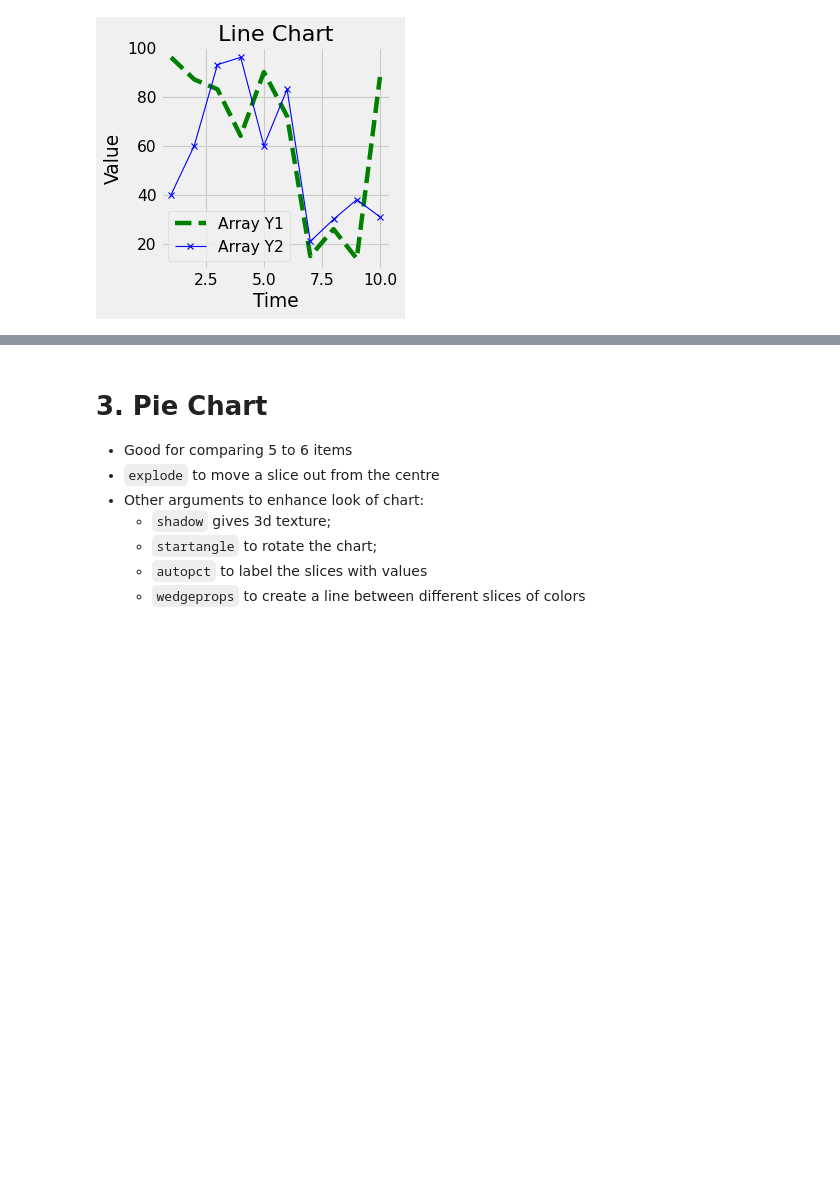
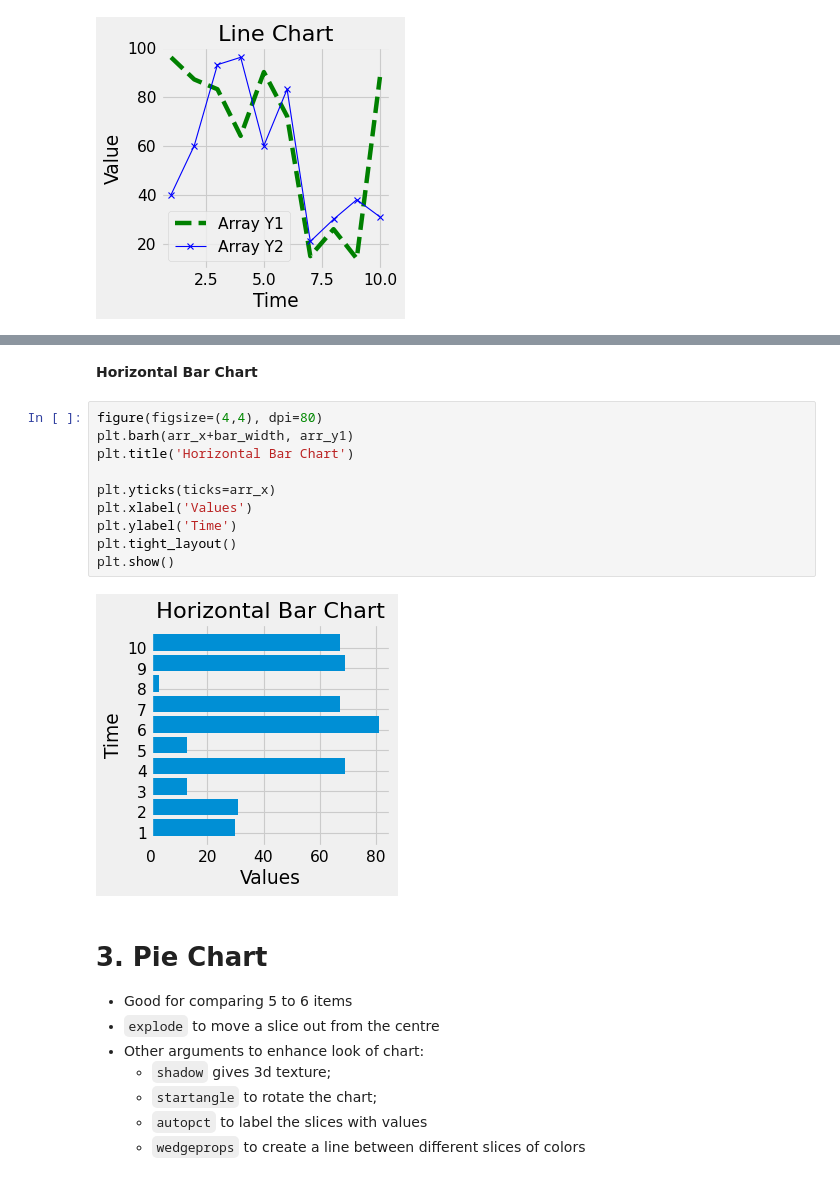
Before and after one commit to ROHIT318/python-practice, a Jupyter notebook: learn_matplotlib.ipynb, the cells around one changed output, grey strips where cells are left out. Cells and saved outputs as stored; diff of their text form; blank space fills up the shorter version.

```diff
--- a/learn_matplotlib.ipynb
+++ b/learn_matplotlib.ipynb
@@ -73,3 +133,17 @@ plt.show()
+# %% [markdown]
+**Horizontal Bar Chart**
+# %%
+figure(figsize=(4,4), dpi=80)
+plt.barh(arr_x+bar_width, arr_y1)
+plt.title('Horizontal Bar Chart')
+
+plt.yticks(ticks=arr_x)
+plt.xlabel('Values')
+plt.ylabel('Time')
+plt.tight_layout()
+plt.show()
+# %% [output]
+[figure, added]
 # %% [markdown]
 # 3. Pie Chart
 - Good for comparing 5 to 6 items
```
Also changed, not shown: parts of 9 cells of this notebook.
